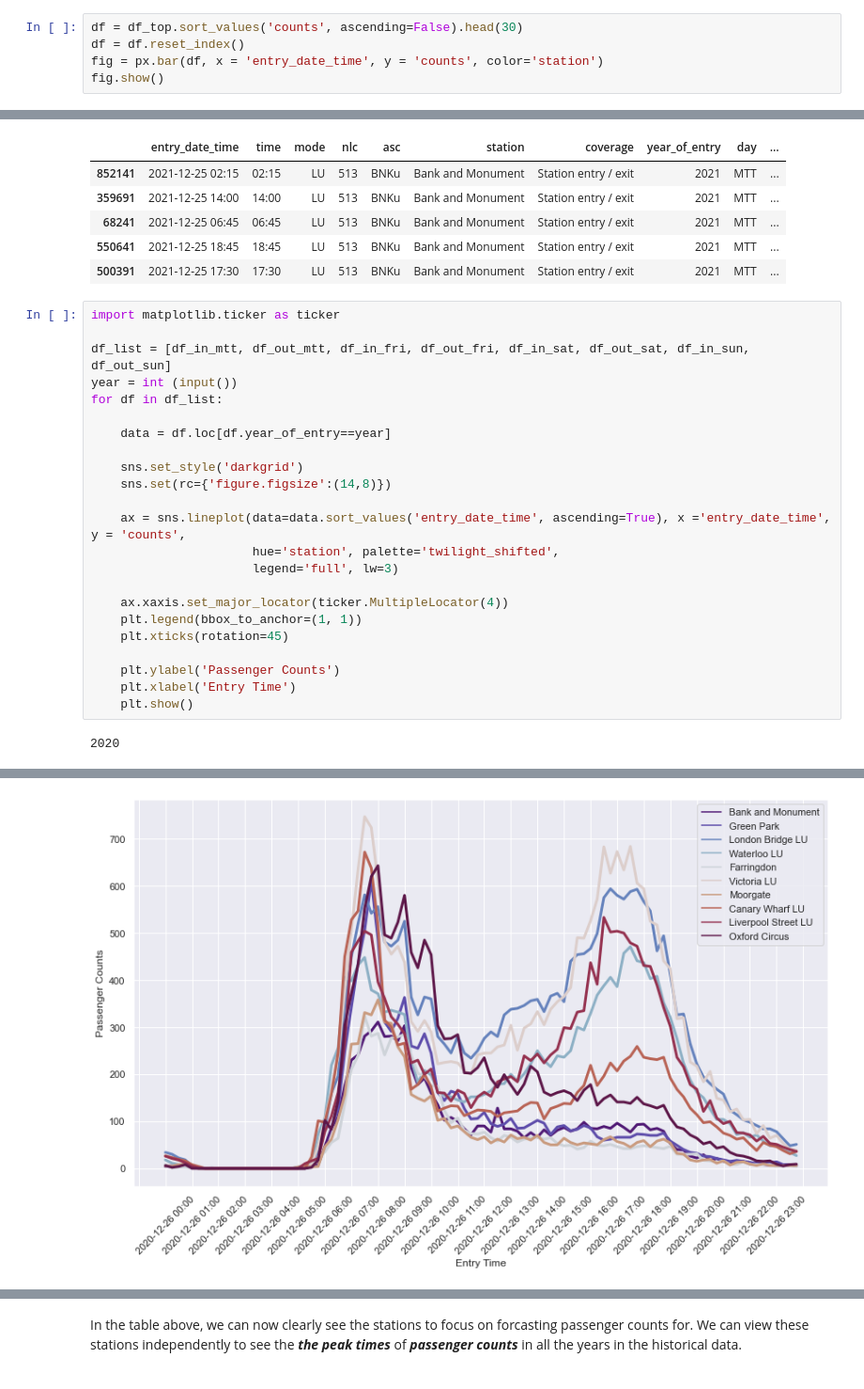
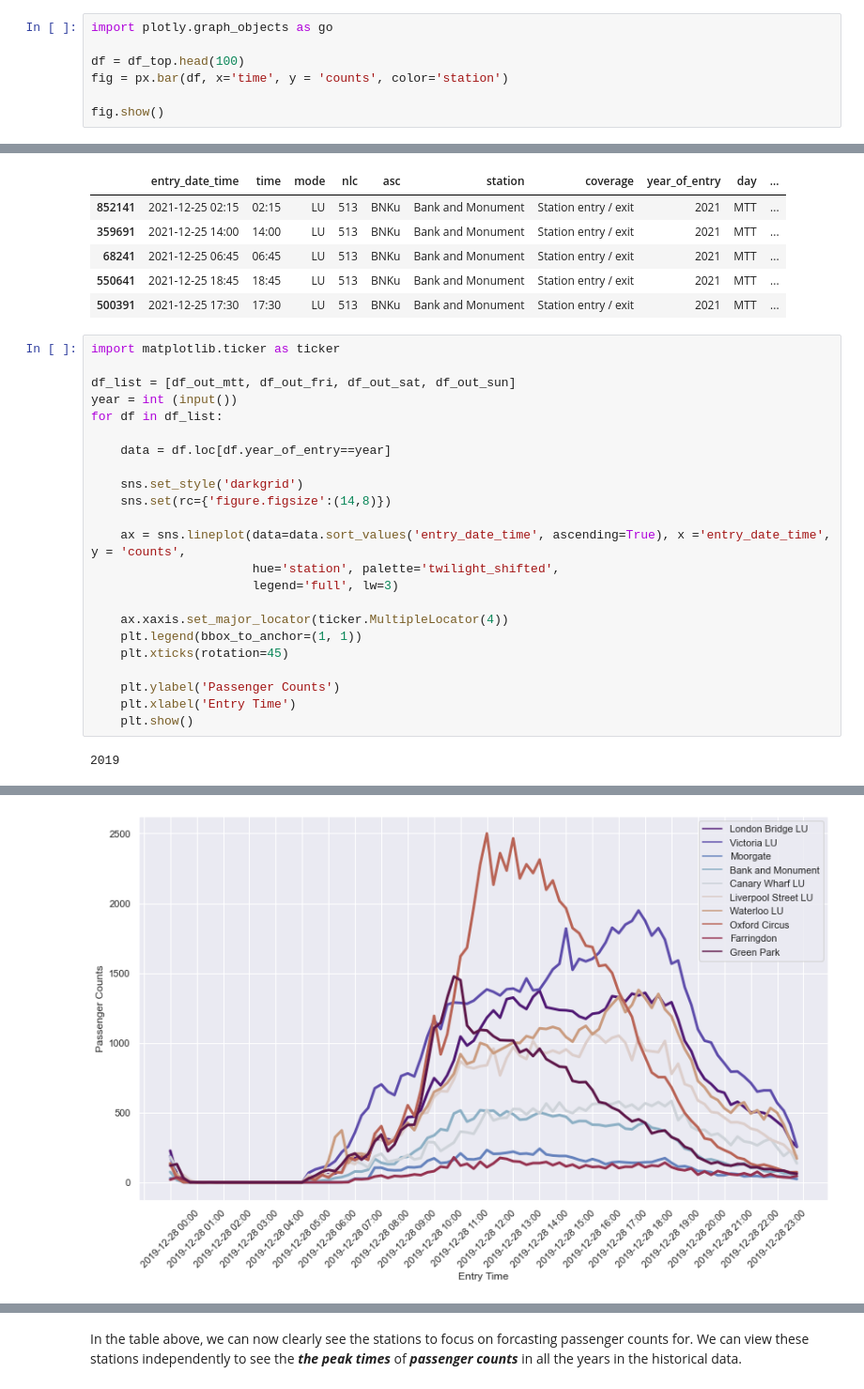
Before and after one commit to chidike10/Towards-a-Tube-Twin-passenger-forecasting-project, a Jupyter notebook: tube forcast fbprophet.ipynb, the cells around one changed output, grey strips where cells are left out. Shown at 94% size. Cells and saved outputs as stored; diff of their text form.

```diff
--- a/tube forcast fbprophet.ipynb
+++ b/tube forcast fbprophet.ipynb
@@ -206,7 +188,9 @@ Note: you may need to restart the kernel to use updated packages.
 # %%
-df = df_top.sort_values('counts', ascending=False).head(30)
-df = df.reset_index()
-fig = px.bar(df, x = 'entry_date_time', y = 'counts', color='station')
+import plotly.graph_objects as go
+
+df = df_top.head(100)
+fig = px.bar(df, x='time', y = 'counts', color='station')
+
 fig.show()
 # %% [output]
 [interactive output not drawn]
@@ -370,7 +354,7 @@ data.head()
 # %%
 import matplotlib.ticker as ticker
 
-df_list = [df_in_mtt, df_out_mtt, df_in_fri, df_out_fri, df_in_sat, df_out_sat, df_in_sun, df_out_sun]
+df_list = [df_out_mtt, df_out_fri, df_out_sat, df_out_sun]
 year = int (input())
 for df in df_list:
 
@@ -391,4 +375,4 @@ for df in df_list:
     plt.xlabel('Entry Time')
     plt.show()
 # %% [output]
-2020
+2019
@@ -398 +382 @@ for df in df_list:
-[figure, old version]
+[figure, new version]
```
Also changed, not shown: parts of 4 cells of this notebook, 2 other files.
